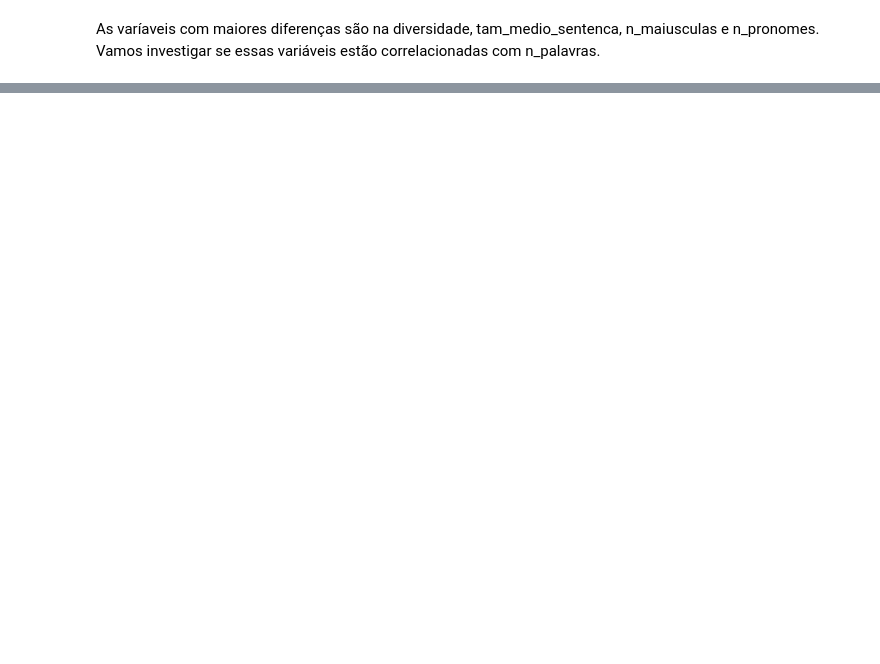
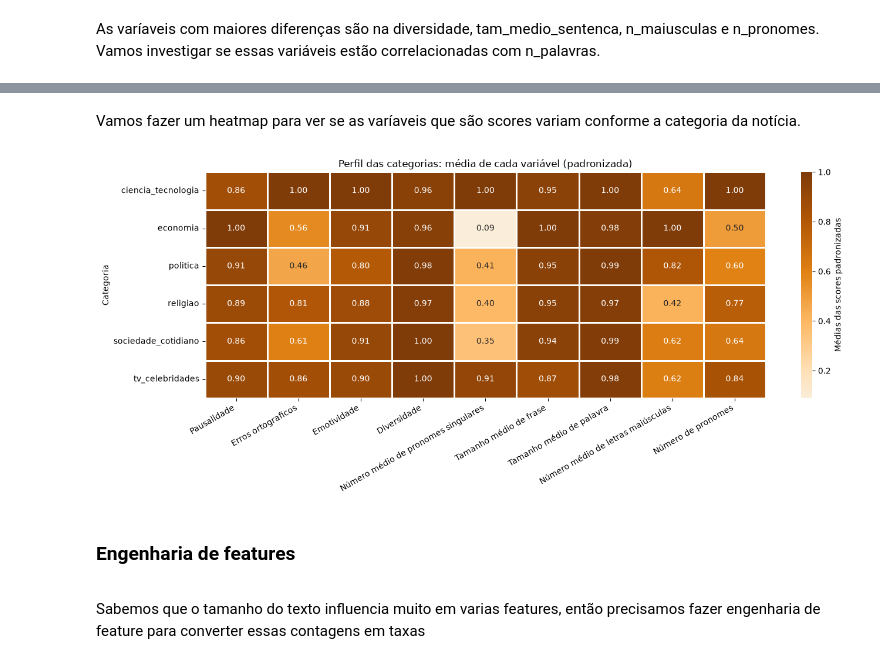
Before and after one commit to teto1034/fake-news-classifier, a Jupyter notebook: notebooks/02_analise_exploratoria_de_dados.ipynb, the cells around one changed output, grey strips where cells are left out. Cells and saved outputs as stored; diff of their text form; code cells hidden in the pictures; blank space fills up the shorter version.

Commit message:
Engenharia de features no notebook de analise exploratoria de dados

```diff
--- a/notebooks/02_analise_exploratoria_de_dados.ipynb
+++ b/notebooks/02_analise_exploratoria_de_dados.ipynb
@@ -124,0 +146,33 @@ plt.show()
+# %% [markdown]
+Vamos fazer um heatmap para ver se as varíaveis que são scores variam conforme a categoria da notícia.
+# %%
+# Média de cada variável por categoria
+medias = df.groupby("categoria")[columns].mean()
+
+# Padroniza em relação à base inteira, pois as variáveis têm escalas muito diferentes
+medias_norm = medias / medias.max()
+
+plt.figure(figsize=(14, 6))
+ax = sns.heatmap(
+    medias_norm.rename(columns=columns_mapping),
+    cmap="PuOr_r",
+    center=0,
+    annot=True,
+    fmt=".2f",
+    linewidths=2,
+    linecolor="white",
+    cbar_kws={"label": "Médias das scores padronizadas"},
+)
+ax.set_title("Perfil das categorias: média de cada variável (padronizada)")
+ax.set_xlabel("")
+ax.set_ylabel("Categoria")
+plt.xticks(rotation=30, ha="right")
+plt.yticks(rotation=0)
+plt.tight_layout()
+plt.show()
+# %% [output]
+[figure, added]
+# %% [markdown]
+<b><h3>Engenharia de features</h3></b>
+# %% [markdown]
+Sabemos que o tamanho do texto influencia muito em varias features, então precisamos fazer engenharia de feature para converter essas contagens em taxas
```
Also changed, not shown: parts of 7 cells of this notebook.
